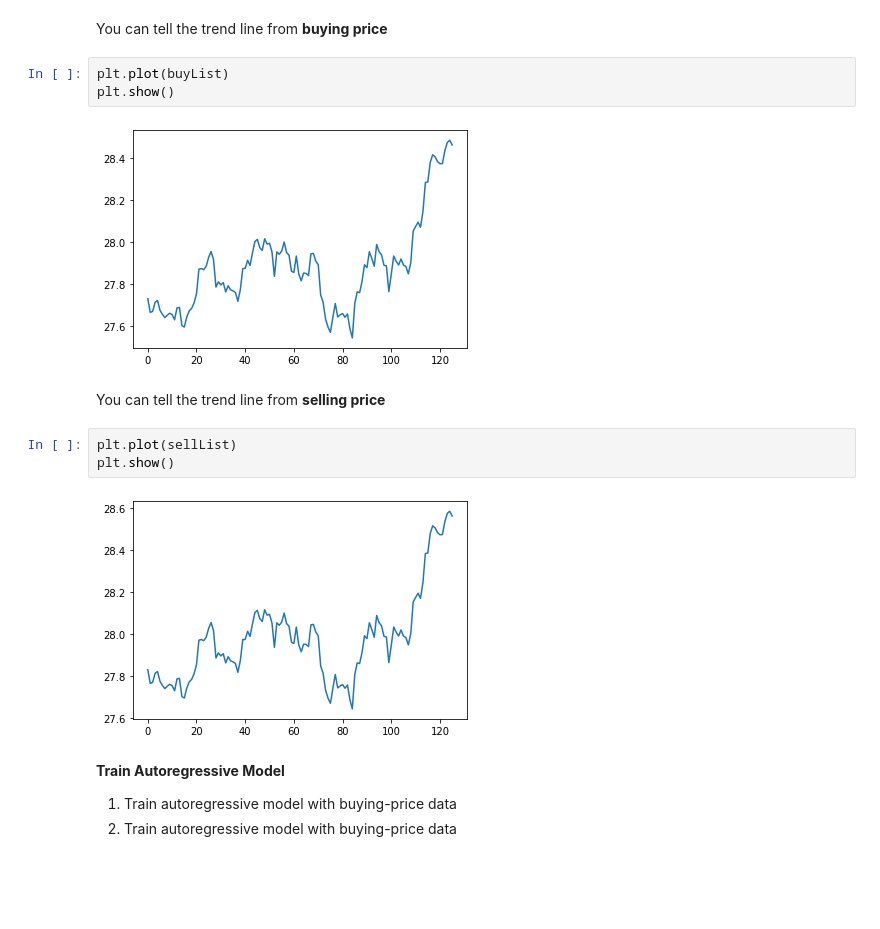
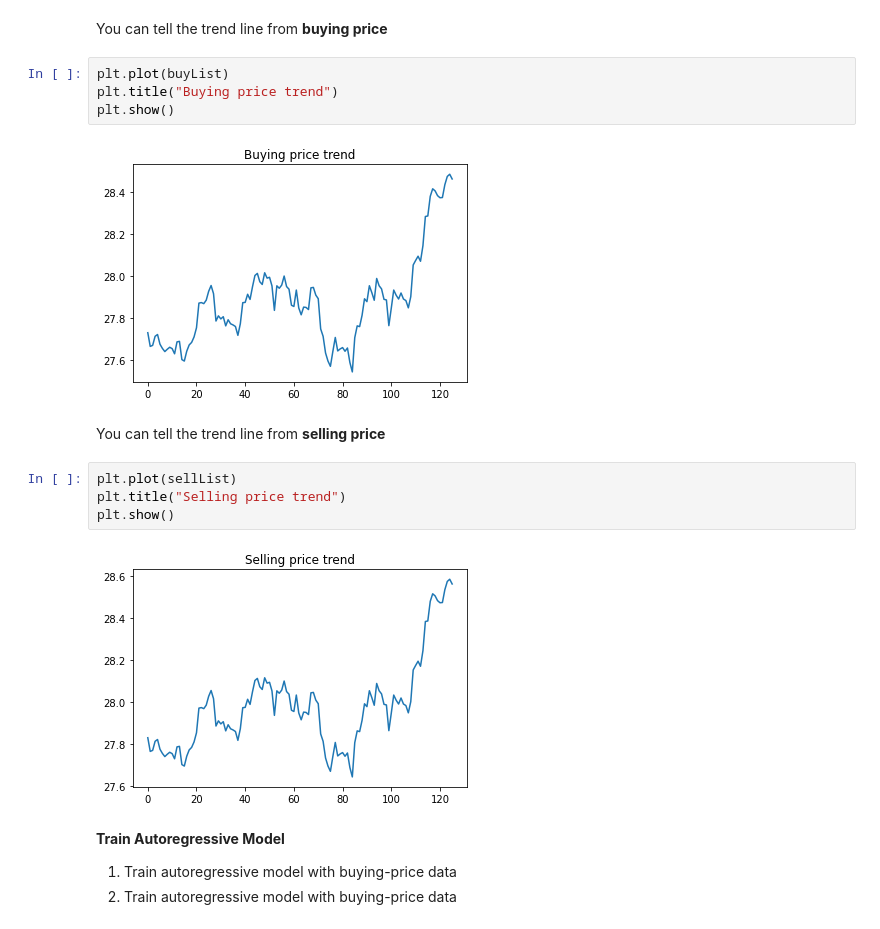
Before and after one commit to Wanda-Jih/ExchangeRate_USD_FubonBank, a Jupyter notebook: predict_trend.ipynb, the cells around one changed output. Cells and saved outputs as stored; diff of their text form; blank space fills up the shorter version.

```diff
--- a/predict_trend.ipynb
+++ b/predict_trend.ipynb
@@ -66,16 +63,18 @@ sellList = currency[:][['銀行賣出']].values
 You can tell the trend line from **buying price**
 # %%
 plt.plot(buyList)
+plt.title("Buying price trend")
 plt.show()
 # %% [output]
-[figure, old version]
+[figure, new version]
 # %% [markdown]
 You can tell the trend line from **selling price**
 # %%
 plt.plot(sellList)
+plt.title("Selling price trend")
 plt.show()
 # %% [output]
-[figure, old version]
+[figure, new version]
 # %% [markdown]
 **Train Autoregressive Model**
 
```
Also changed, not shown: parts of 1 cell of this notebook.
